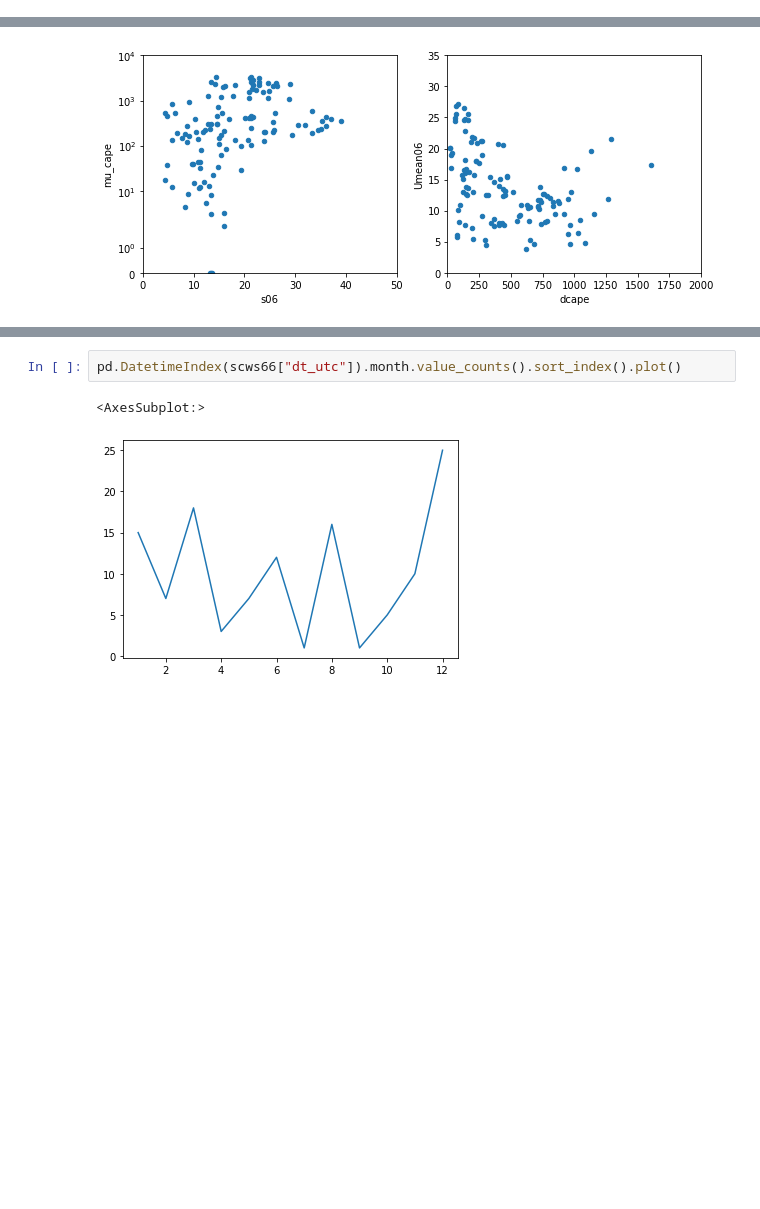
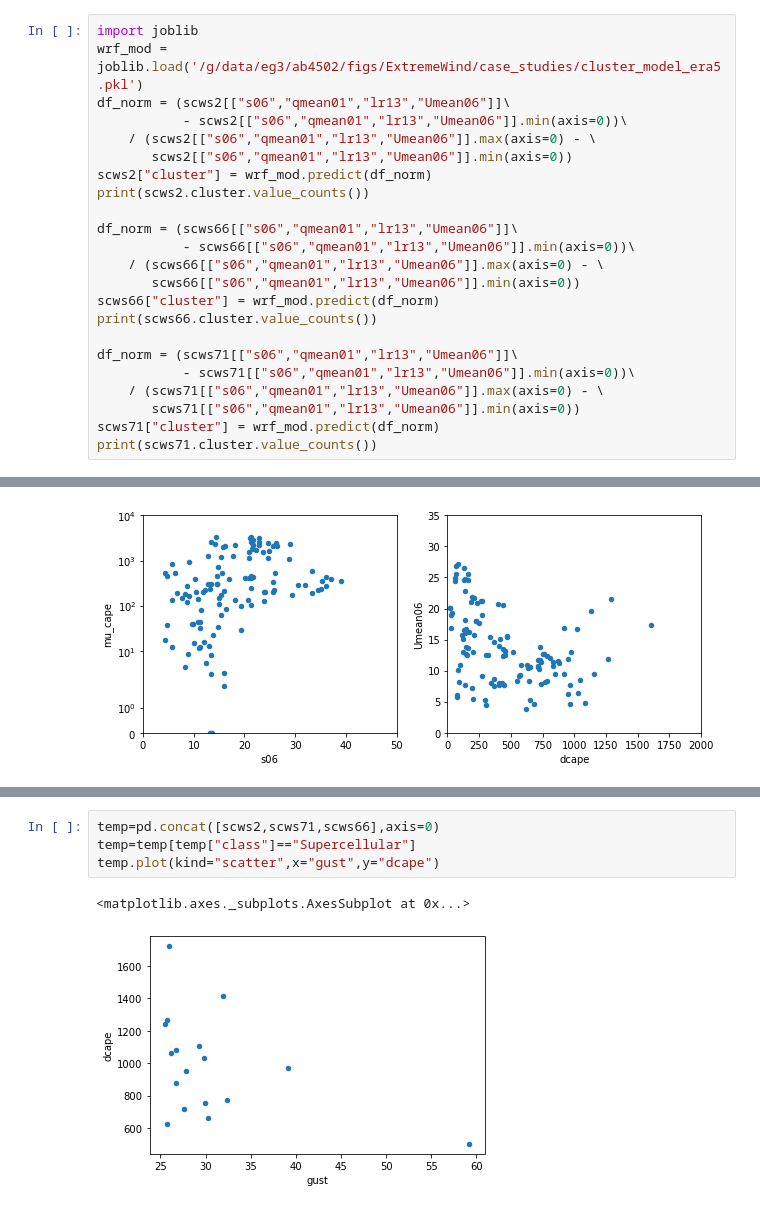
Before and after one commit to andrewbrown31/tint_processing, a Jupyter notebook: systematic_analysis/load_tint_aws.ipynb, the cells around one changed output, grey strips where cells are left out. Cells and saved outputs as stored; diff of their text form; blank space fills up the shorter version.

```diff
--- a/systematic_analysis/load_tint_aws.ipynb
+++ b/systematic_analysis/load_tint_aws.ipynb
@@ -76,0 +72,23 @@ scws2.plot(kind="scatter",x="dcape",y="Umean06",ax=ax); plt.ylim([0,42]); plt.xl
+# %%
+import joblib
+wrf_mod = joblib.load('/g/data/eg3/ab4502/figs/ExtremeWind/case_studies/cluster_model_era5.pkl')
+df_norm = (scws2[["s06","qmean01","lr13","Umean06"]]\
+           - scws2[["s06","qmean01","lr13","Umean06"]].min(axis=0))\
+    / (scws2[["s06","qmean01","lr13","Umean06"]].max(axis=0) - \
+       scws2[["s06","qmean01","lr13","Umean06"]].min(axis=0))
+scws2["cluster"] = wrf_mod.predict(df_norm)
+print(scws2.cluster.value_counts())
+
+df_norm = (scws66[["s06","qmean01","lr13","Umean06"]]\
+           - scws66[["s06","qmean01","lr13","Umean06"]].min(axis=0))\
+    / (scws66[["s06","qmean01","lr13","Umean06"]].max(axis=0) - \
+       scws66[["s06","qmean01","lr13","Umean06"]].min(axis=0))
+scws66["cluster"] = wrf_mod.predict(df_norm)
+print(scws66.cluster.value_counts())
+
+df_norm = (scws71[["s06","qmean01","lr13","Umean06"]]\
+           - scws71[["s06","qmean01","lr13","Umean06"]].min(axis=0))\
+    / (scws71[["s06","qmean01","lr13","Umean06"]].max(axis=0) - \
+       scws71[["s06","qmean01","lr13","Umean06"]].min(axis=0))
+scws71["cluster"] = wrf_mod.predict(df_norm)
+print(scws71.cluster.value_counts())
@@ -107,6 +290,8 @@ scws66.sort_values("gust",ascending=False)[["dt_utc","stn_id","scan","uid","gust
 # %%
-pd.DatetimeIndex(scws66["dt_utc"]).month.value_counts().sort_index().plot()
+temp=pd.concat([scws2,scws71,scws66],axis=0)
+temp=temp[temp["class"]=="Supercellular"]
+temp.plot(kind="scatter",x="gust",y="dcape")
 # %% [output]
-<AxesSubplot:>
+<matplotlib.axes._subplots.AxesSubplot at 0x...>
-[figure, old version]
+[figure, new version]
 # %%
```
Also changed, not shown: parts of 11 cells of this notebook, 1 other file.
